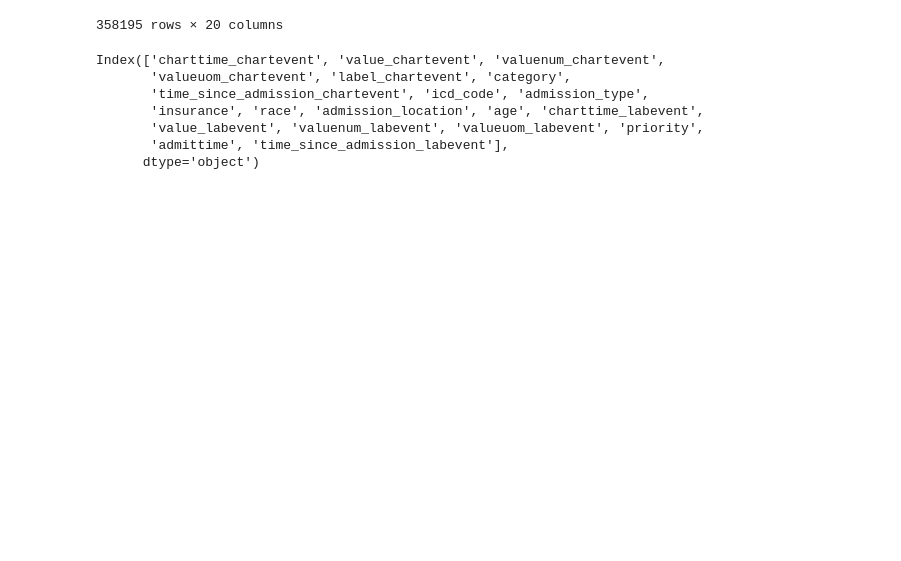
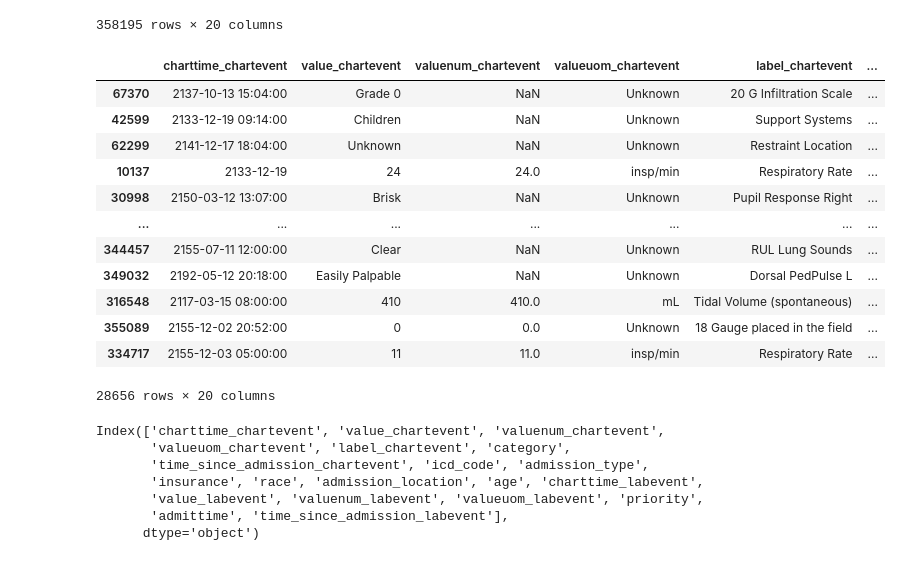
Before and after one commit to CatarinaCosta02/Master_Thesis, a Jupyter notebook: models/RForest.ipynb, the cells around one changed output. Drawn from its saved outputs; the diff is of its cells as text; code cells hidden in the pictures; blank space fills up the shorter version.

```diff
--- a/models/RForest.ipynb
+++ b/models/RForest.ipynb
@@ -50,4 +50,21 @@ display(df)
 | 358193 | 2175-03-21 07:17:00 | 35 | 35.0 | mmHg | Pulmonary Artery Pressure Alarm -... | ... |
 | 358194 | 2155-07-10 23:01:00 | 57 | 57.0 | mmHg | Non Invasive Blood Pressure diast... | ... |
 358195 rows × 20 columns
+# %%
+df_sample = df.groupby('icd_code', group_keys=False).sample(frac=0.08, random_state=42)
+display(df_sample)
+# %% [output]
+|  | charttime_chartevent | value_chartevent | valuenum_chartevent | valueuom_chartevent | label_chartevent | ... |
+| 67370 | 2137-10-13 15:04:00 | Grade 0 | NaN | Unknown | 20 G Infiltration Scale | ... |
+| 42599 | 2133-12-19 09:14:00 | Children | NaN | Unknown | Support Systems | ... |
+| 62299 | 2141-12-17 18:04:00 | Unknown | NaN | Unknown | Restraint Location | ... |
+| 10137 | 2133-12-19 | 24 | 24.0 | insp/min | Respiratory Rate | ... |
+| 30998 | 2150-03-12 13:07:00 | Brisk | NaN | Unknown | Pupil Response Right | ... |
+| ... | ... | ... | ... | ... | ... | ... |
+| 344457 | 2155-07-11 12:00:00 | Clear | NaN | Unknown | RUL Lung Sounds | ... |
+| 349032 | 2192-05-12 20:18:00 | Easily Palpable | NaN | Unknown | Dorsal PedPulse L | ... |
+| 316548 | 2117-03-15 08:00:00 | 410 | 410.0 | mL | Tidal Volume (spontaneous) | ... |
+| 355089 | 2155-12-02 20:52:00 | 0 | 0.0 | Unknown | 18 Gauge placed in the field | ... |
+| 334717 | 2155-12-03 05:00:00 | 11 | 11.0 | insp/min | Respiratory Rate | ... |
+28656 rows × 20 columns
 # %%
```
Also changed, not shown: parts of 12 cells of this notebook.
